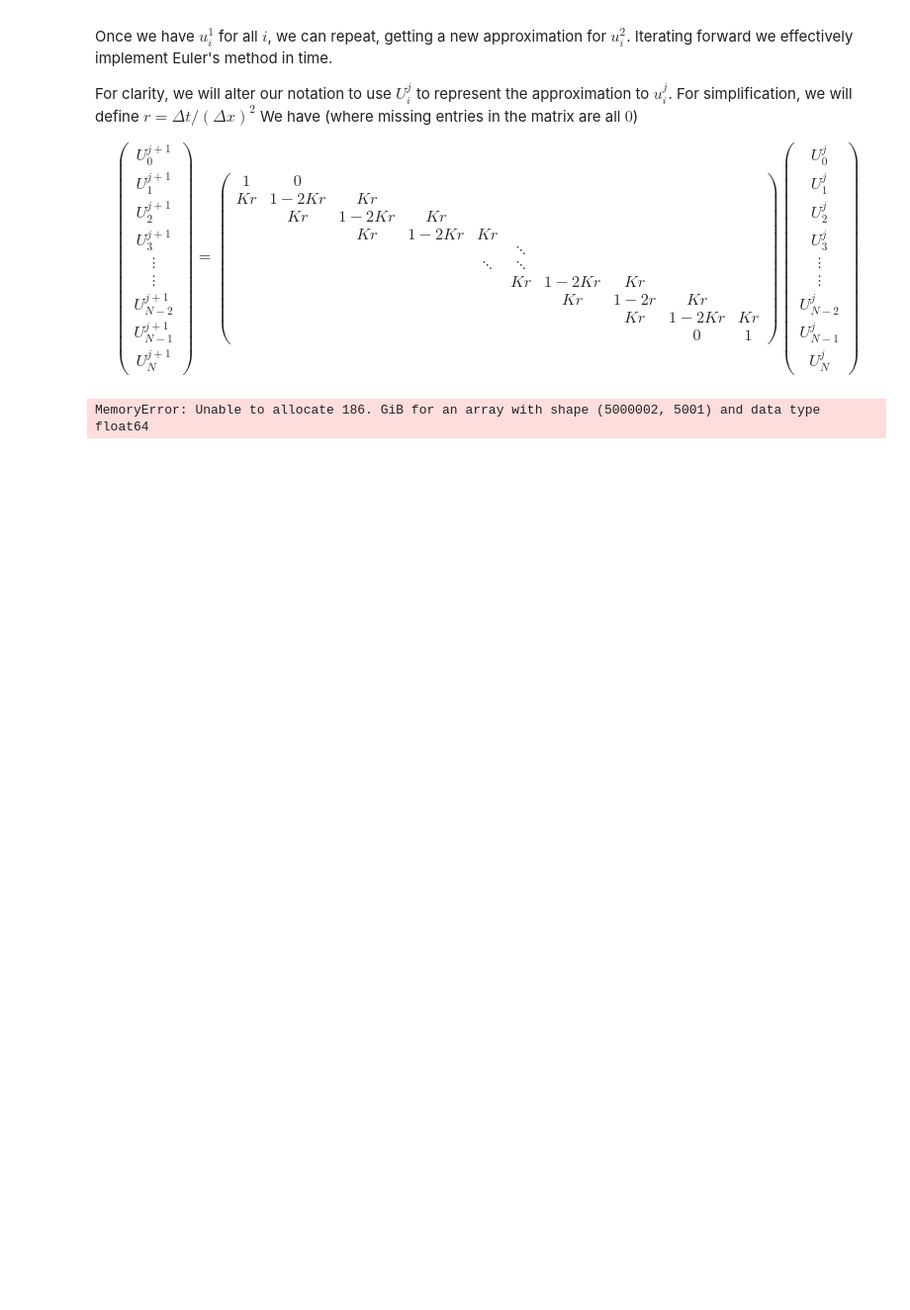
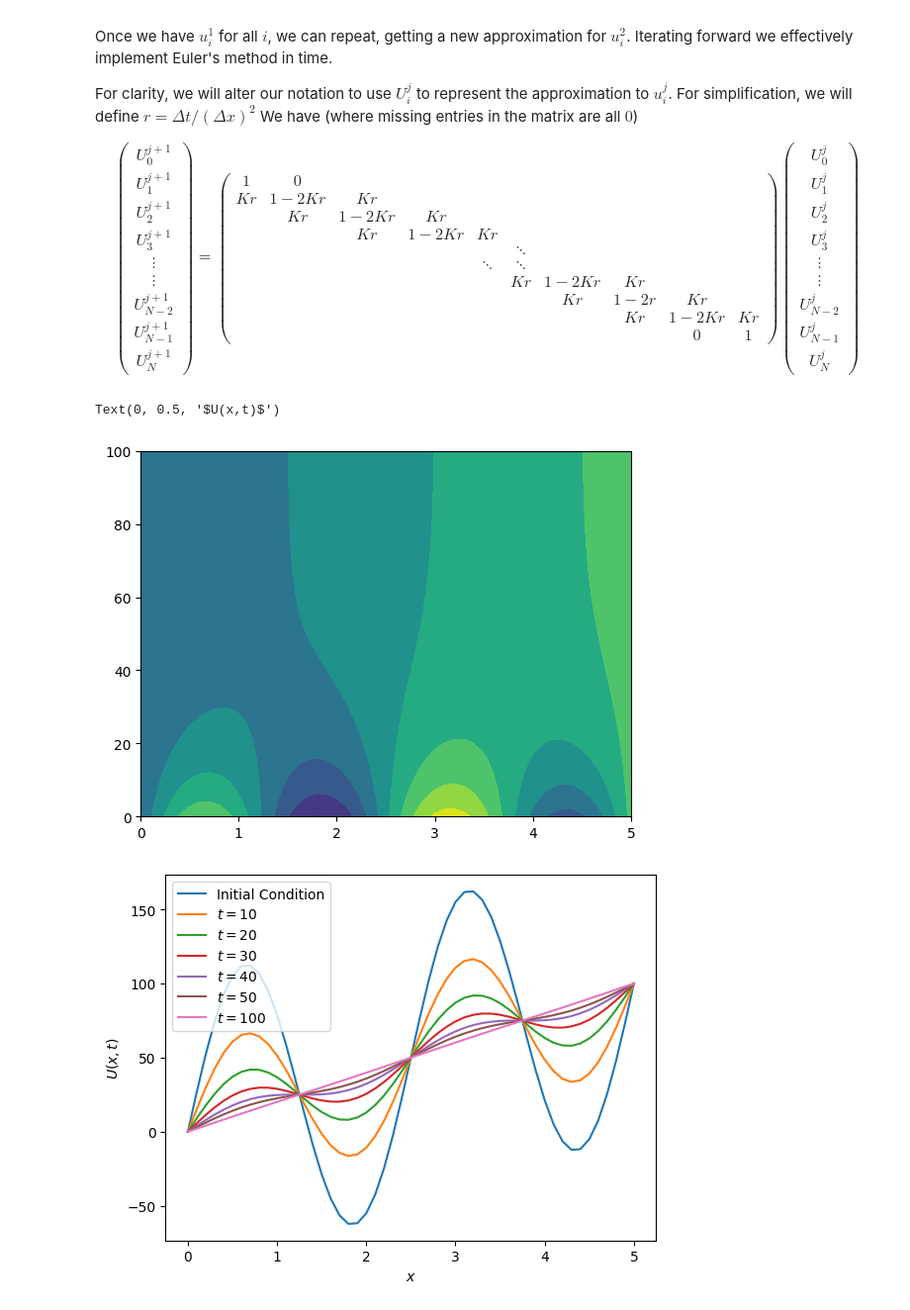
Before and after one commit to joelmiller/FiniteDiff, a Jupyter notebook: docs/_sources/notebooks/FiniteDiffLecture1.ipynb, the cells around one changed output. Shown: that part at 99% size. Drawn from its saved outputs; the diff is of its cells as text; code cells hidden in the pictures; blank space fills up the shorter version.

```diff
--- a/docs/_sources/notebooks/FiniteDiffLecture1.ipynb
+++ b/docs/_sources/notebooks/FiniteDiffLecture1.ipynb
@@ -416,7 +416,7 @@ import numpy as np
 import matplotlib.pyplot as plt
 import scipy.linalg as la
 
-r=20
+r=2
 dx = 0.1
 dt = r*dx**2
 
@@ -429,34 +429,36 @@ t = np.arange(0, 100+dt, dt)
 Z = np.zeros_like(X)
 
 A = np.zeros((len(x),len(x)))  #the full matrix A.  No attempt to treat it as a sparse matrix.
 for counter in range(len(x)):
     if counter == 0 or counter == len(x)-1:
         A[counter, counter] = 1
     else:
         A[counter, counter-1] = K*r
         A[counter, counter] = 1 - 2*K*r
         A[counter, counter+1] = K*r
 
 
 Z[0,:] = x*100/L + 100*np.sin(4*np.pi*x/L)
 for counter in range(1,len(Z)):
     Z[counter,:] = np.matmul(A,Z[counter-1,:])
 
 plt.contourf(X, Y, Z, cmap='viridis')
 
 plt.figure(2)
 plt.plot(x,Z[0,:], label='Initial Condition')
 plt.plot(x,Z[int(10/dt),:], label = '$t=10$')
 plt.plot(x,Z[int(20/dt),:], label = '$t=20$')
 plt.plot(x,Z[int(30/dt),:], label = '$t=30$')
 plt.plot(x,Z[int(40/dt),:], label = '$t=40$')
 plt.plot(x,Z[int(50/dt),:], label = '$t=50$')
 plt.plot(x,Z[int(100/dt),:], label = '$t=100$')
 plt.legend()
 plt.xlabel('$x$')
 plt.ylabel('$U(x,t)$')
 # %% [output]
-MemoryError: Unable to allocate 186. GiB for an array with shape (5000002, 5001) and data type float64
+Text(0, 0.5, '$U(x,t)$')
+[figure, added]
+[figure, added]
 # %% [markdown]
 ## Practice Problems
 
```
Also changed, not shown: parts of 1 cell of this notebook, 6 other files.
